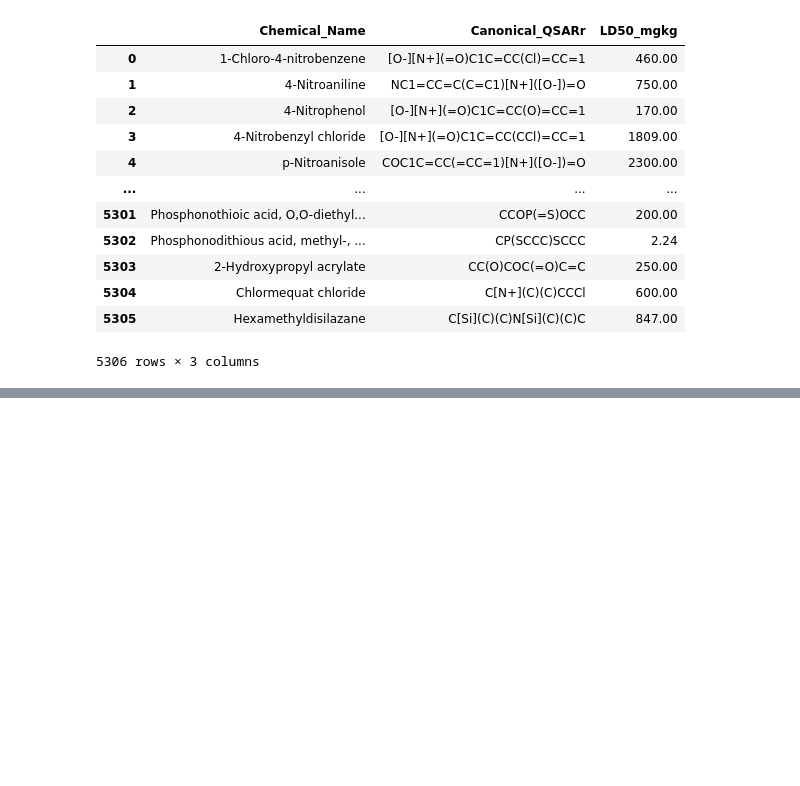
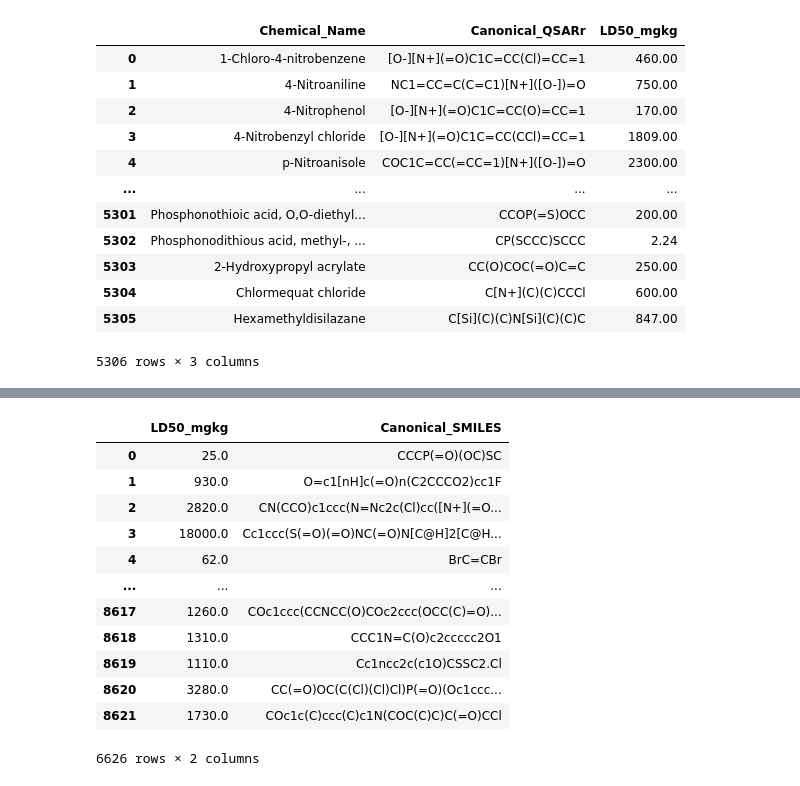
Before and after one commit to junhakunha/drug_toxicology_prediction, a Jupyter notebook: notebooks/J01_data_cleaning.ipynb, the cells around one changed output, grey strips where cells are left out. Saved outputs shown, nothing was run; the diff lists cells and outputs as text; code cells hidden in the pictures; blank space fills up the shorter version.

```diff
--- a/notebooks/J01_data_cleaning.ipynb
+++ b/notebooks/J01_data_cleaning.ipynb
@@ -76,3 +111,63 @@ test_data = data.loc[test_indices]
 train_data.to_csv(DATA_DIR + 'splits/train.csv', index=False)
 val_data.to_csv(DATA_DIR + 'splits/val.csv', index=False)
 test_data.to_csv(DATA_DIR + 'splits/test.csv', index=False)
+# %%
+jules_data = '/Users/junhalee/Desktop/CHEM 263/Final Project/drug_toxicology_prediction/data/full_data_jules.txt'
+jules_data = pd.read_csv(jules_data, sep='\t')
+# Only keep ones that has 'Rat' in 'Species' column
+jules_data = jules_data[jules_data['Species'] == 'Rat']
+
+# Only keep ones that have non NaN values in 'SMILES' column
+jules_data = jules_data.dropna(subset=['SMILES'])
+
+# Only keep ones that have 'In Vivo' in 'Data_Type' column
+jules_data = jules_data[jules_data['Data_Type'] == 'In Vivo']
+
+# Only keep ones that have 'LD50' in 'Endpoint' column
+jules_data = jules_data[jules_data['Endpoint'] == 'LD50']
+
+# Only keep ones that have 'Rat Acute Oral Toxicity' in 'Assay' column
+jules_data = jules_data[jules_data['Assay'] == 'Rat Acute Oral Toxicity']
+
+# Only keep ones that have 'mg/kg' in 'Units' column
+jules_data = jules_data[jules_data['Response_Unit'] == 'mg/kg']
+
+# 'Chemical' in 'Mixture' column
+jules_data = jules_data[jules_data['Mixture'] == 'Chemical']
+
+# Keep only 'NaN' values in 'Response Modifier' column
+jules_data = jules_data[jules_data['Response_Modifier'].isnull()]
+
+# Drop columns 'Record_ID', 'Data_Type', 'Species', 'CASRN', 'Chemical_Name', 'Formulation_ID', 'Formulation_Name', 'DTXSID'
+jules_data = jules_data.drop(columns=['Record_ID', 'Data_Type', 'Species', 'CASRN', 'Chemical_Name', 'Formulation_ID', 'Formulation_Name', 'DTXSID', 'Endpoint', 'Assay', 'Percent_Active_Ingredient', 'Response_Unit', 'Sex', 'Mixture', 'Reference', 'URL', 'Preferred_Name', 'URL_CEBS', 'URL_CompTox', 'Synonyms', 'Response_Modifier'])
+
+# Renumber the indices
+jules_data = jules_data.reset_index(drop=True)
+
+# Use function to convert 'SMILES' column to 'Canonical_SMILES' column
+jules_data['SMILES'] = jules_data['SMILES'].apply(canonical_smiles)
+
+# Change 'SMILES' column to 'Canonical_SMILES' column
+jules_data = jules_data.rename(columns={'SMILES': 'Canonical_SMILES'})
+
+# Rename 'Response' column to 'LD50_mgkg'
+jules_data = jules_data.rename(columns={'Response': 'LD50_mgkg'})
+
+# Delete duplicate entries in 'Canonical_SMILES' column (keep first entry)
+jules_data = jules_data.drop_duplicates(subset=['Canonical_SMILES'])
+
+jules_data
+# %% [output]
+|  | LD50_mgkg | Canonical_SMILES |
+| 0 | 25.0 | CCCP(=O)(OC)SC |
+| 1 | 930.0 | O=c1[nH]c(=O)n(C2CCCO2)cc1F |
+| 2 | 2820.0 | CN(CCO)c1ccc(N=Nc2c(Cl)cc([N+](=O... |
+| 3 | 18000.0 | Cc1ccc(S(=O)(=O)NC(=O)N[C@H]2[C@H... |
+| 4 | 62.0 | BrC=CBr |
+| ... | ... | ... |
+| 8617 | 1260.0 | COc1ccc(CCNCC(O)COc2ccc(OCC(C)=O)... |
+| 8618 | 1310.0 | CCC1N=C(O)c2ccccc2O1 |
+| 8619 | 1110.0 | Cc1ncc2c(c1O)CSSC2.Cl |
+| 8620 | 3280.0 | CC(=O)OC(C(Cl)(Cl)Cl)P(=O)(Oc1ccc... |
+| 8621 | 1730.0 | COc1c(C)ccc(C)c1N(COC(C)C)C(=O)CCl |
+6626 rows × 2 columns
```
Also changed, not shown: parts of 8 cells of this notebook, 15 other files.
